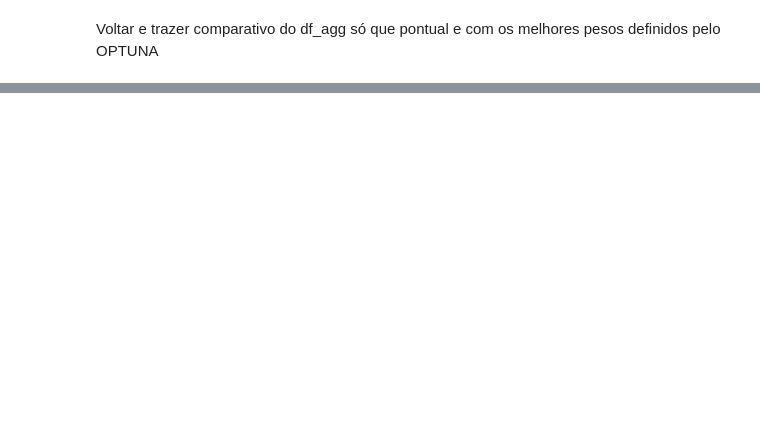
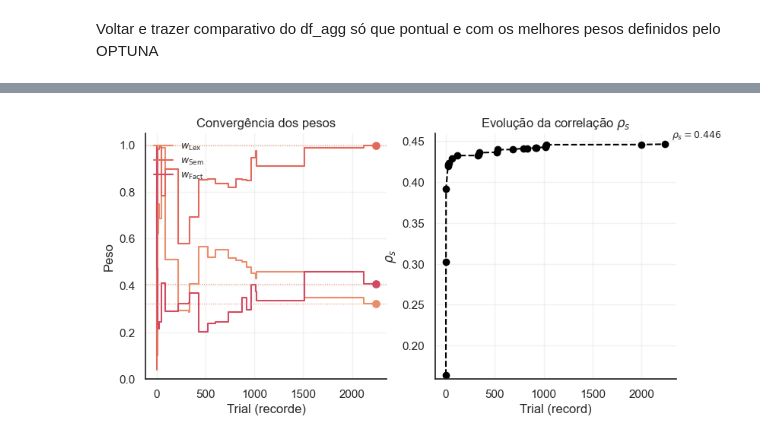
Before and after one commit to thiago-ouverney/pyAutoSummarizer, a Jupyter notebook: research/optimization.ipynb, the cells around one changed output, grey strips where cells are left out. Saved outputs shown, nothing was run; the diff lists cells and outputs as text; code cells hidden in the pictures; blank space fills up the shorter version.

```diff
--- a/research/optimization.ipynb
+++ b/research/optimization.ipynb
@@ -196,0 +633,57 @@ plt.show()
+# %%
+import matplotlib.pyplot as plt
+
+plt.rcParams.update({"font.size": 11})
+
+# ------------------------------------------------------------------
+# 1. Cria figura com 2 eixos horizontais
+# ------------------------------------------------------------------
+fig, (ax_w, ax_rho) = plt.subplots(
+    1, 2, figsize=(9, 4.2),   # largura um pouco maior
+    gridspec_kw=dict(wspace=0.20)  # espaço entre painéis
+)
+
+# ------------------------------------------------------------------
+# 2. Painel da evolução dos PESOS
+# ------------------------------------------------------------------
+for col, lbl in zip(["w_lex", "w_sem", "w_fact"],
+                    [r"$w_{\text{Lex}}$", r"$w_{\text{Sem}}$", r"$w_{\text{Fact}}$"]):
+    ax_w.step(best_df["trial"], best_df[col], where="mid", label=lbl)
+    ax_w.scatter(best_df["trial"].iloc[-1], best_df[col].iloc[-1],
+                 zorder=3, s=45)
+
+# linhas horizontais nos valores finais
+for y in best_df[["w_lex", "w_sem", "w_fact"]].iloc[-1]:
+    ax_w.axhline(y, ls=":", lw=.8)
+
+ax_w.set_title("Convergência dos pesos")
+ax_w.set_xlabel("Trial (recorde)")
+ax_w.set_ylabel("Peso")
+ax_w.set_ylim(0, 1.05)
+ax_w.grid(alpha=.25)
+ax_w.legend(frameon=False, fontsize=9, ncol=1, loc="upper left")
+ax_w.spines[["top", "right"]].set_visible(False)
+
+# ------------------------------------------------------------------
+# 3. Painel da evolução da CORRELAÇÃO
+# ------------------------------------------------------------------
+ax_rho.plot(best_df["trial"], best_df["score"],
+            ls="--", marker="o", color="black")
+ax_rho.set_title(r"Evolução da correlação $\rho_{s}$")
+ax_rho.set_xlabel("Trial (record)")
+ax_rho.set_ylabel(r"$\rho_{s}$")
+ax_rho.set_ylim(best_df["score"].min()*0.97, best_df["score"].max()*1.03)
+ax_rho.grid(alpha=.25)
+ax_rho.spines[["top", "right"]].set_visible(False)
+
+# anotação do melhor valor
+best_txt = fr"$\rho_s = {best_df['score'].iloc[-1]:.3f}$"
+ax_rho.annotate(best_txt,
+                xy=(best_df["trial"].iloc[-1], best_df["score"].iloc[-1]),
+                xytext=(6, 6), textcoords="offset points",
+                fontsize=9)
+
+fig.tight_layout()
+fig.savefig("evolucao_pesos_e_rho_lado_a_lado.png", dpi=300)  # ou .png
+# %% [output]
+[figure, added]
```
Also changed, not shown: parts of 81 cells of this notebook.
